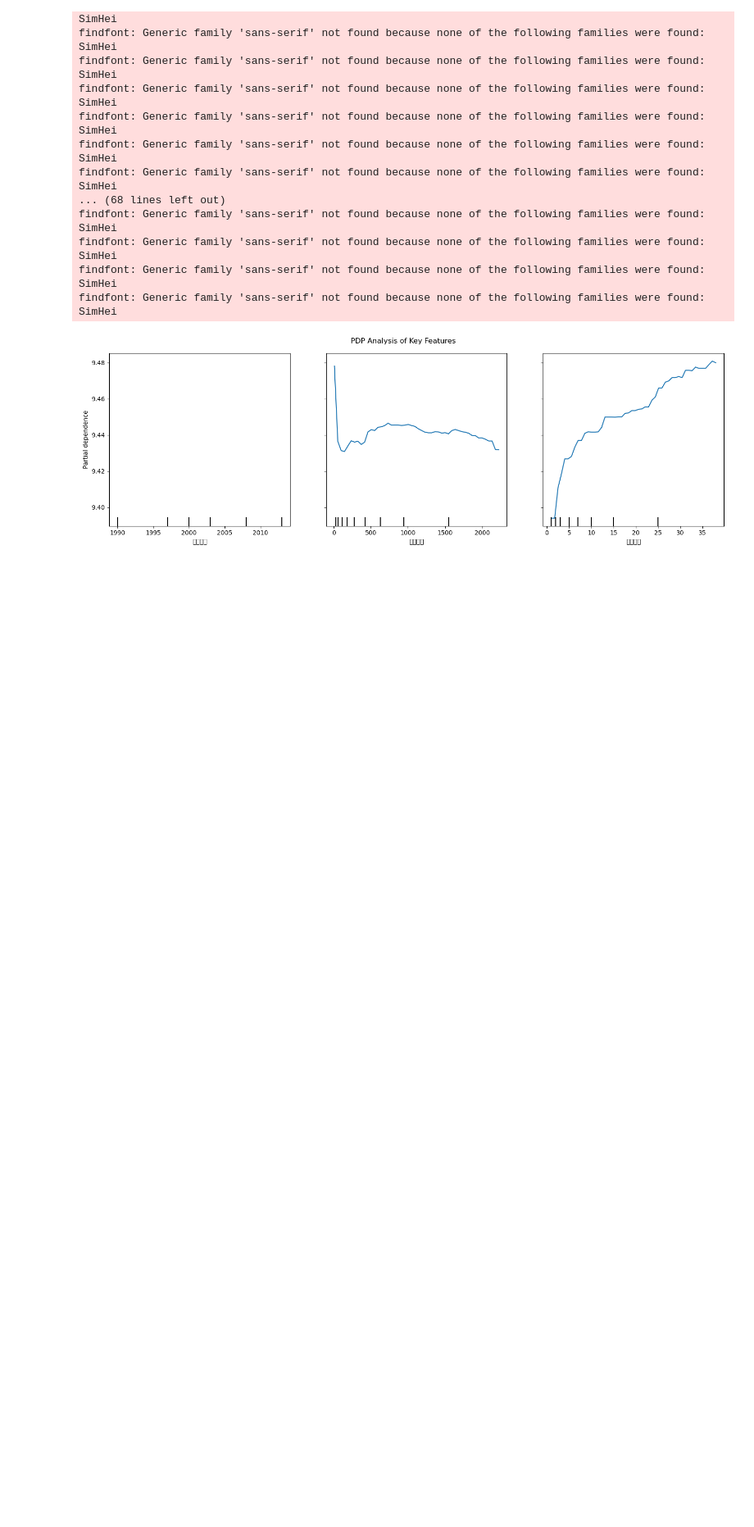
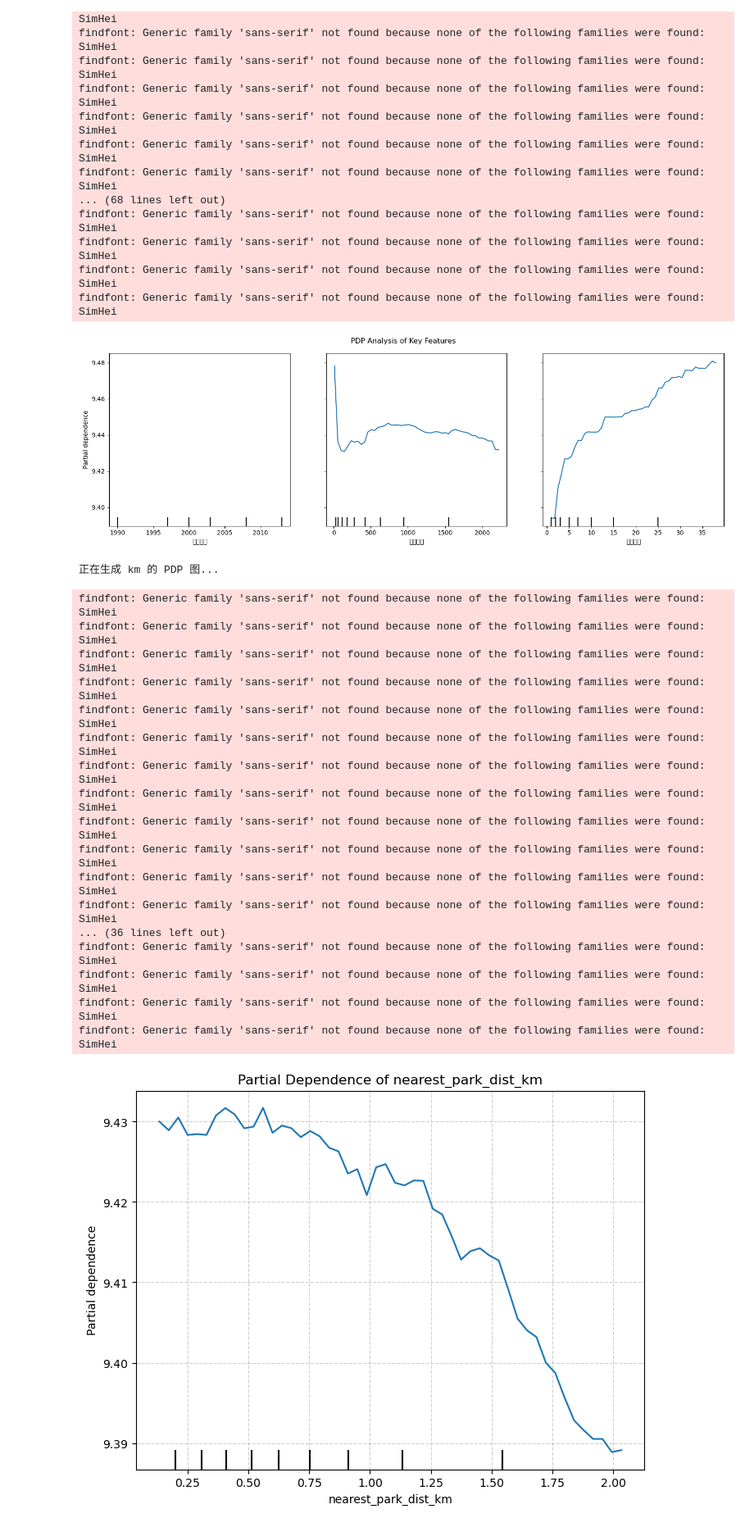
Before and after one commit to artinsophia/Paper-HousingPriceSpatialEconometrics, a Jupyter notebook: DataMining.ipynb, the cells around one changed output. Shown at 82% size. Saved outputs shown, nothing was run; the diff lists cells and outputs as text; code cells hidden in the pictures; blank space fills up the shorter version.

```diff
--- a/DataMining.ipynb
+++ b/DataMining.ipynb
@@ -843,3 +947,39 @@ findfont: Generic family 'sans-serif' not found because none of the following fa
 findfont: Generic family 'sans-serif' not found because none of the following families were found: SimHei
 findfont: Generic family 'sans-serif' not found because none of the following families were found: SimHei
 [figure]
+# %%
+print("正在生成 km 的 PDP 图...")
+
+fig, ax = plt.subplots(figsize=(8, 6))
+
+PartialDependenceDisplay.from_estimator(
+    trainer.model,
+    X_train,
+    features=['nearest_park_dist_km'],
+    ax=ax,
+    grid_resolution=50
+)
+
+plt.title("Partial Dependence of nearest_park_dist_km")
+plt.grid(True, linestyle='--', alpha=0.6)
+plt.show()
+# %% [output]
+正在生成 km 的 PDP 图...
+findfont: Generic family 'sans-serif' not found because none of the following families were found: SimHei
+findfont: Generic family 'sans-serif' not found because none of the following families were found: SimHei
+findfont: Generic family 'sans-serif' not found because none of the following families were found: SimHei
+findfont: Generic family 'sans-serif' not found because none of the following families were found: SimHei
+findfont: Generic family 'sans-serif' not found because none of the following families were found: SimHei
+findfont: Generic family 'sans-serif' not found because none of the following families were found: SimHei
+findfont: Generic family 'sans-serif' not found because none of the following families were found: SimHei
+findfont: Generic family 'sans-serif' not found because none of the following families were found: SimHei
+findfont: Generic family 'sans-serif' not found because none of the following families were found: SimHei
+findfont: Generic family 'sans-serif' not found because none of the following families were found: SimHei
+findfont: Generic family 'sans-serif' not found because none of the following families were found: SimHei
+findfont: Generic family 'sans-serif' not found because none of the following families were found: SimHei
+... (36 lines left out)
+findfont: Generic family 'sans-serif' not found because none of the following families were found: SimHei
+findfont: Generic family 'sans-serif' not found because none of the following families were found: SimHei
+findfont: Generic family 'sans-serif' not found because none of the following families were found: SimHei
+findfont: Generic family 'sans-serif' not found because none of the following families were found: SimHei
+[figure, added]
```
Also changed, not shown: parts of 7 cells of this notebook, 3 other files.
